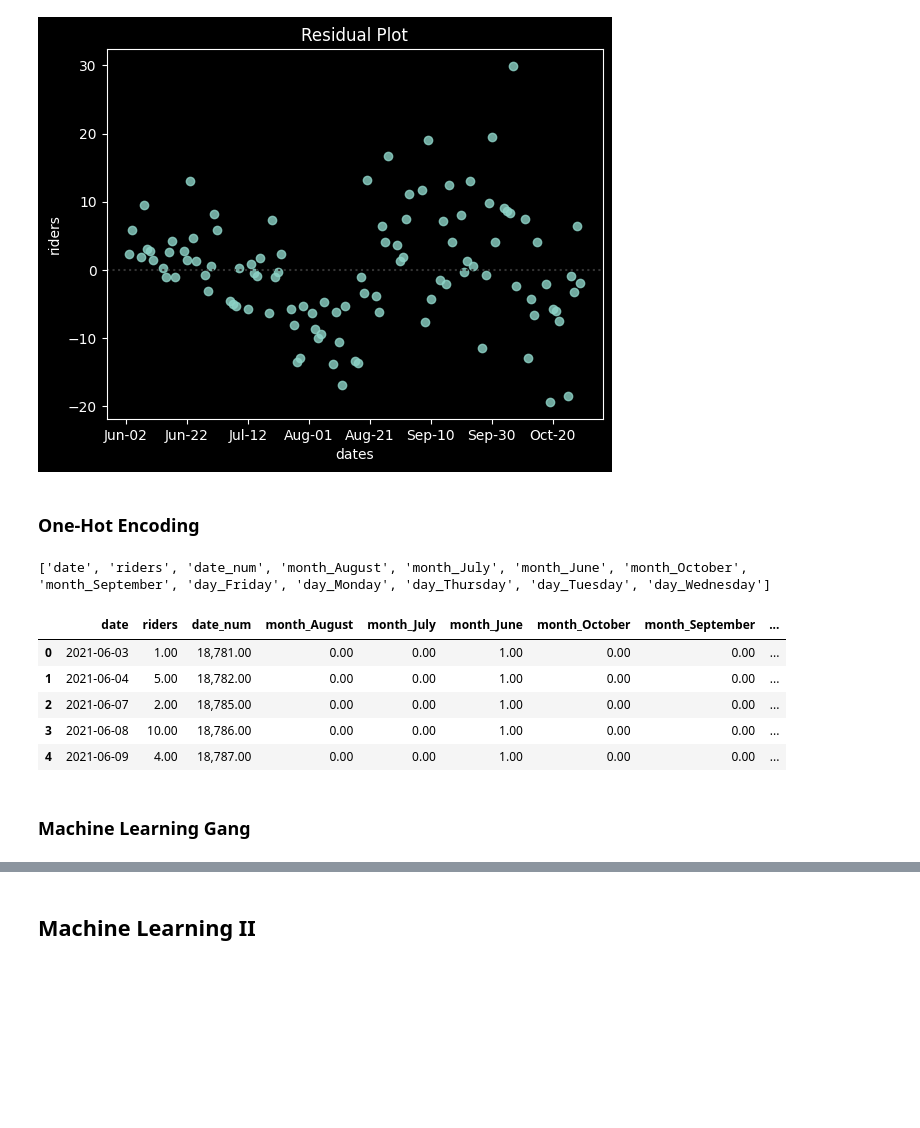
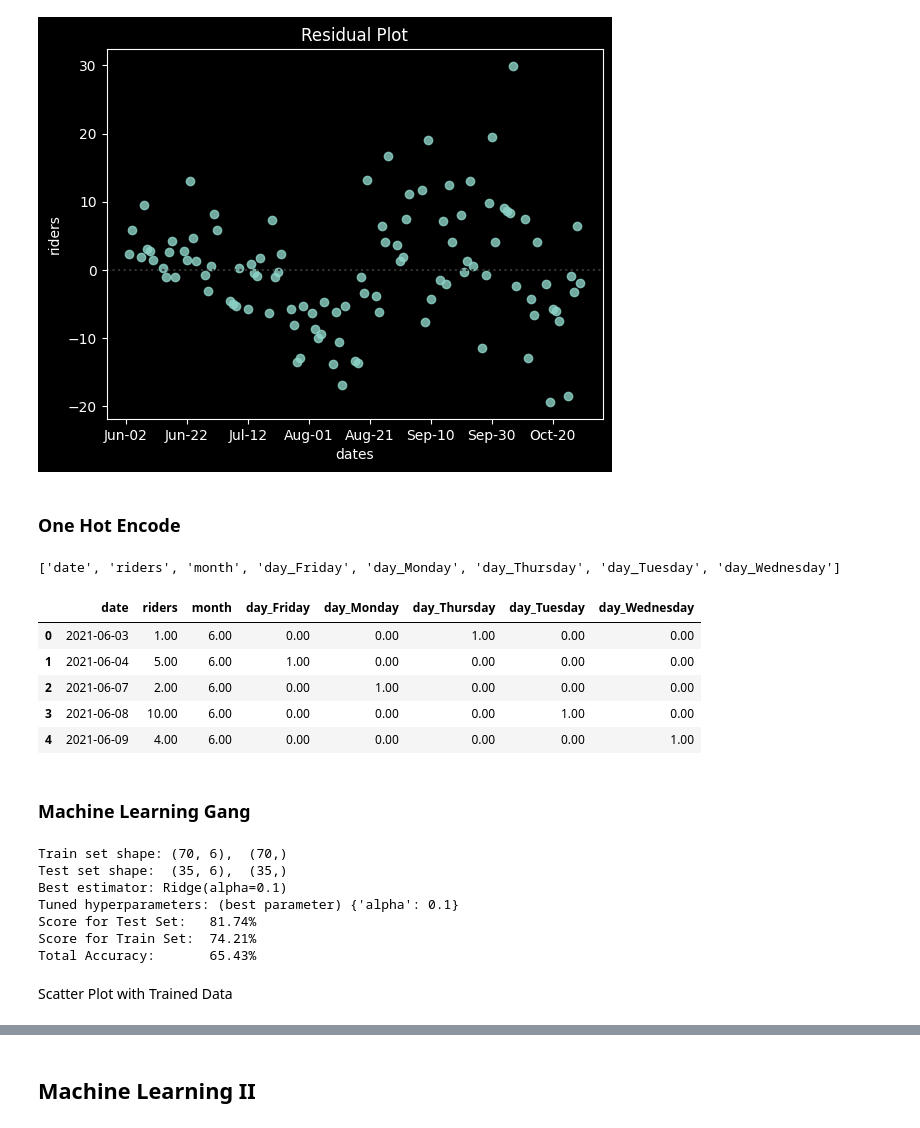
Before and after one commit to jrosilam/MayMobility_TakeHome, a Jupyter notebook: takehome_test.ipynb, the cells around one changed output, grey strips where cells are left out. Cells and saved outputs as stored; diff of their text form; code cells hidden in the pictures; blank space fills up the shorter version.

```diff
--- a/takehome_test.ipynb
+++ b/takehome_test.ipynb
@@ -1126,21 +1139,60 @@ plt.show()
 # %% [output]
 [figure]
 # %% [markdown]
-### One-Hot Encoding
+### One Hot Encode
 # %%
-riders_per_day
-features_one_hot_1 = pd.get_dummies(data=riders_per_day,columns=['month', 'day'])
+# One Hot Encode
+features_one_hot_1 = pd.get_dummies(data=riders_per_day,columns=['day'])
+features_one_hot_1["month"] = features_one_hot_1["date"].dt.month
+
+features_one_hot_1.drop(columns=["date_num"],inplace=True)
 
 print(features_one_hot_1.keys().tolist())
-features_one_hot_1[features_one_hot_1.columns[1:]] = features_one_hot_1.iloc[:,1:].astype('float64')
+# features_one_hot_1 = features_one_hot_1.astype(np.float64)
+colname_idx = features_one_hot_1.columns != 'date'
+
+features_one_hot_1[features_one_hot_1.columns[colname_idx]] = features_one_hot_1.loc[:, colname_idx].astype(np.float64)
 features_one_hot_1.head()
 # %% [output]
-['date', 'riders', 'date_num', 'month_August', 'month_July', 'month_June', 'month_October', 'month_September', 'day_Friday', 'day_Monday', 'day_Thursday', 'day_Tuesday', 'day_Wednesday']
+['date', 'riders', 'month', 'day_Friday', 'day_Monday', 'day_Thursday', 'day_Tuesday', 'day_Wednesday']
-|  | date | riders | date_num | month_August | month_July | month_June | month_October | month_September | ... |
-| 0 | 2021-06-03 | 1.00 | 18,781.00 | 0.00 | 0.00 | 1.00 | 0.00 | 0.00 | ... |
-| 1 | 2021-06-04 | 5.00 | 18,782.00 | 0.00 | 0.00 | 1.00 | 0.00 | 0.00 | ... |
-| 2 | 2021-06-07 | 2.00 | 18,785.00 | 0.00 | 0.00 | 1.00 | 0.00 | 0.00 | ... |
-| 3 | 2021-06-08 | 10.00 | 18,786.00 | 0.00 | 0.00 | 1.00 | 0.00 | 0.00 | ... |
-| 4 | 2021-06-09 | 4.00 | 18,787.00 | 0.00 | 0.00 | 1.00 | 0.00 | 0.00 | ... |
+|  | date | riders | month | day_Friday | day_Monday | day_Thursday | day_Tuesday | day_Wednesday |
+| 0 | 2021-06-03 | 1.00 | 6.00 | 0.00 | 0.00 | 1.00 | 0.00 | 0.00 |
+| 1 | 2021-06-04 | 5.00 | 6.00 | 1.00 | 0.00 | 0.00 | 0.00 | 0.00 |
+| 2 | 2021-06-07 | 2.00 | 6.00 | 0.00 | 1.00 | 0.00 | 0.00 | 0.00 |
+| 3 | 2021-06-08 | 10.00 | 6.00 | 0.00 | 0.00 | 0.00 | 1.00 | 0.00 |
+| 4 | 2021-06-09 | 4.00 | 6.00 | 0.00 | 0.00 | 0.00 | 0.00 | 1.00 |
 # %% [markdown]
 ### Machine Learning Gang
+# %%
+# use features_one_hot_1
+y = np.asarray(features_one_hot_1['riders'])
+X = np.asarray(features_one_hot_1.drop(["riders"],axis=1))
+X[:,1:] = preprocessing.StandardScaler().fit_transform(X[:,1:])
+
+# split train and test
+X_train, X_test, y_train, y_test = train_test_split(X, y, test_size=0.33, random_state=42)
+print(f'Train set shape: {X_train[:,1:].shape},  {y_train.shape}')
+print(f'Test set shape:  {X_test[:,1:].shape},  {y_test.shape}')
+
+# Grid Search
+parameters = [{'alpha': [0.001, 0.005, 0.01, 0.05, 0.1, 0.5, 1, 5, 10, 50, 100]}]
+Grid = GridSearchCV(Ridge(), parameters, cv=4)
+Grid.fit(X_train[:,1:],y_train)
+y_hat = Grid.predict(X_test[:,1:])
+
+# fprint Values
+print(f"Best estimator: {Grid.best_estimator_}")
+print(f"Tuned hyperparameters: (best parameter) {Grid.best_params_}")
+print(f"Score for Test Set:   {Grid.best_estimator_.score(X_test[:,1:],y_test):.2%}")
+print(f"Score for Train Set:  {Grid.best_estimator_.score(X_train[:,1:],y_train):.2%}")
+print(f"Total Accuracy:       {Grid.best_score_:.2%}")
+# %% [output]
+Train set shape: (70, 6),  (70,)
+Test set shape:  (35, 6),  (35,)
+Best estimator: Ridge(alpha=0.1)
+Tuned hyperparameters: (best parameter) {'alpha': 0.1}
+Score for Test Set:   81.74%
+Score for Train Set:  74.21%
+Total Accuracy:       65.43%
+# %% [markdown]
+Scatter Plot with Trained Data
```
Also changed, not shown: parts of 7 cells of this notebook.
